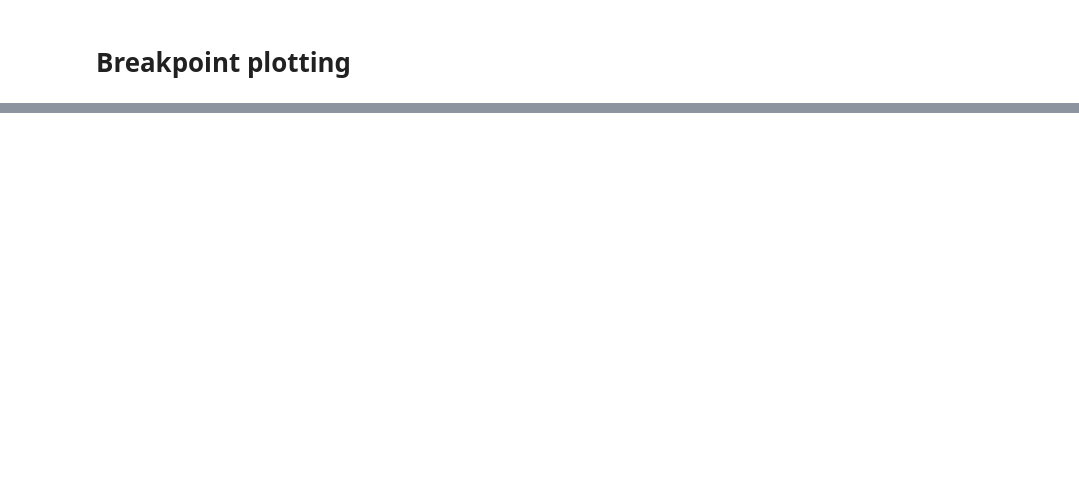
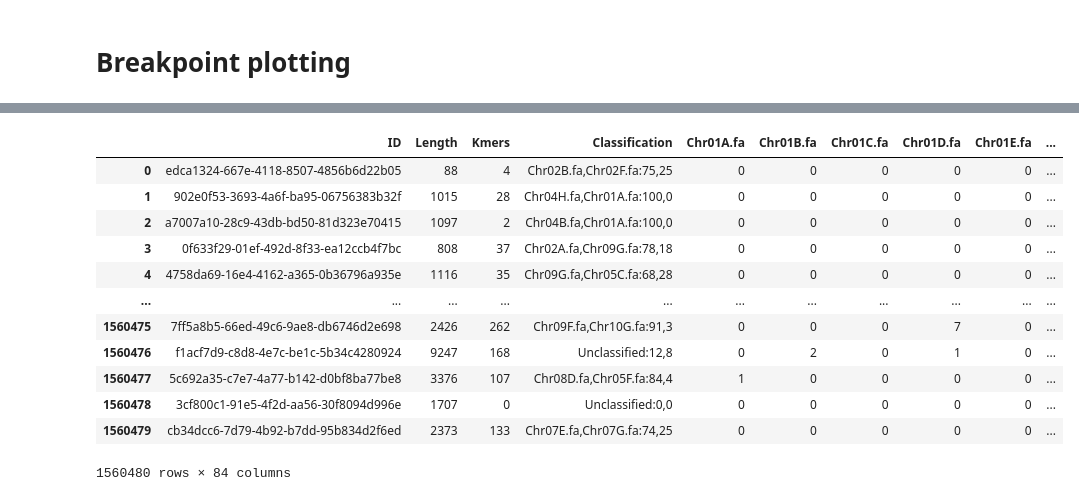
Before and after one commit to tanghaibao/klassify, a Jupyter notebook: notebooks/Breakpoint.ipynb, the cells around one changed output, grey strips where cells are left out. Cells and saved outputs as stored; diff of their text form; code cells hidden in the pictures; blank space fills up the shorter version.

```diff
--- a/notebooks/Breakpoint.ipynb
+++ b/notebooks/Breakpoint.ipynb
@@ -37,0 +84,18 @@ hv.Scatter(bin_tags).opts(width=800, height=400, padding=0.1, title=chrom)
+# %%
+rc = "/Users/bao/projects/pangenome/LAPurple/read_classify/pass.all.part_001.fq.gz.read_classifications.tsv.gz"
+rf = pd.read_csv(rc, sep="\t")
+rf
+# %% [output]
+|  | ID | Length | Kmers | Classification | Chr01A.fa | Chr01B.fa | Chr01C.fa | Chr01D.fa | Chr01E.fa | ... |
+| 0 | edca1324-667e-4118-8507-4856b6d22b05 | 88 | 4 | Chr02B.fa,Chr02F.fa:75,25 | 0 | 0 | 0 | 0 | 0 | ... |
+| 1 | 902e0f53-3693-4a6f-ba95-06756383b32f | 1015 | 28 | Chr04H.fa,Chr01A.fa:100,0 | 0 | 0 | 0 | 0 | 0 | ... |
+| 2 | a7007a10-28c9-43db-bd50-81d323e70415 | 1097 | 2 | Chr04B.fa,Chr01A.fa:100,0 | 0 | 0 | 0 | 0 | 0 | ... |
+| 3 | 0f633f29-01ef-492d-8f33-ea12ccb4f7bc | 808 | 37 | Chr02A.fa,Chr09G.fa:78,18 | 0 | 0 | 0 | 0 | 0 | ... |
+| 4 | 4758da69-16e4-4162-a365-0b36796a935e | 1116 | 35 | Chr09G.fa,Chr05C.fa:68,28 | 0 | 0 | 0 | 0 | 0 | ... |
+| ... | ... | ... | ... | ... | ... | ... | ... | ... | ... | ... |
+| 1560475 | 7ff5a8b5-66ed-49c6-9ae8-db6746d2e698 | 2426 | 262 | Chr09F.fa,Chr10G.fa:91,3 | 0 | 0 | 0 | 7 | 0 | ... |
+| 1560476 | f1acf7d9-c8d8-4e7c-be1c-5b34c4280924 | 9247 | 168 | Unclassified:12,8 | 0 | 2 | 0 | 1 | 0 | ... |
+| 1560477 | 5c692a35-c7e7-4a77-b142-d0bf8ba77be8 | 3376 | 107 | Chr08D.fa,Chr05F.fa:84,4 | 1 | 0 | 0 | 0 | 0 | ... |
+| 1560478 | 3cf800c1-91e5-4f2d-aa56-30f8094d996e | 1707 | 0 | Unclassified:0,0 | 0 | 0 | 0 | 0 | 0 | ... |
+| 1560479 | cb34dcc6-7d79-4b92-b7dd-95b834d2f6ed | 2373 | 133 | Chr07E.fa,Chr07G.fa:74,25 | 0 | 0 | 0 | 0 | 0 | ... |
+1560480 rows × 84 columns
```
Also changed, not shown: parts of 6 cells of this notebook, 1 other file.
